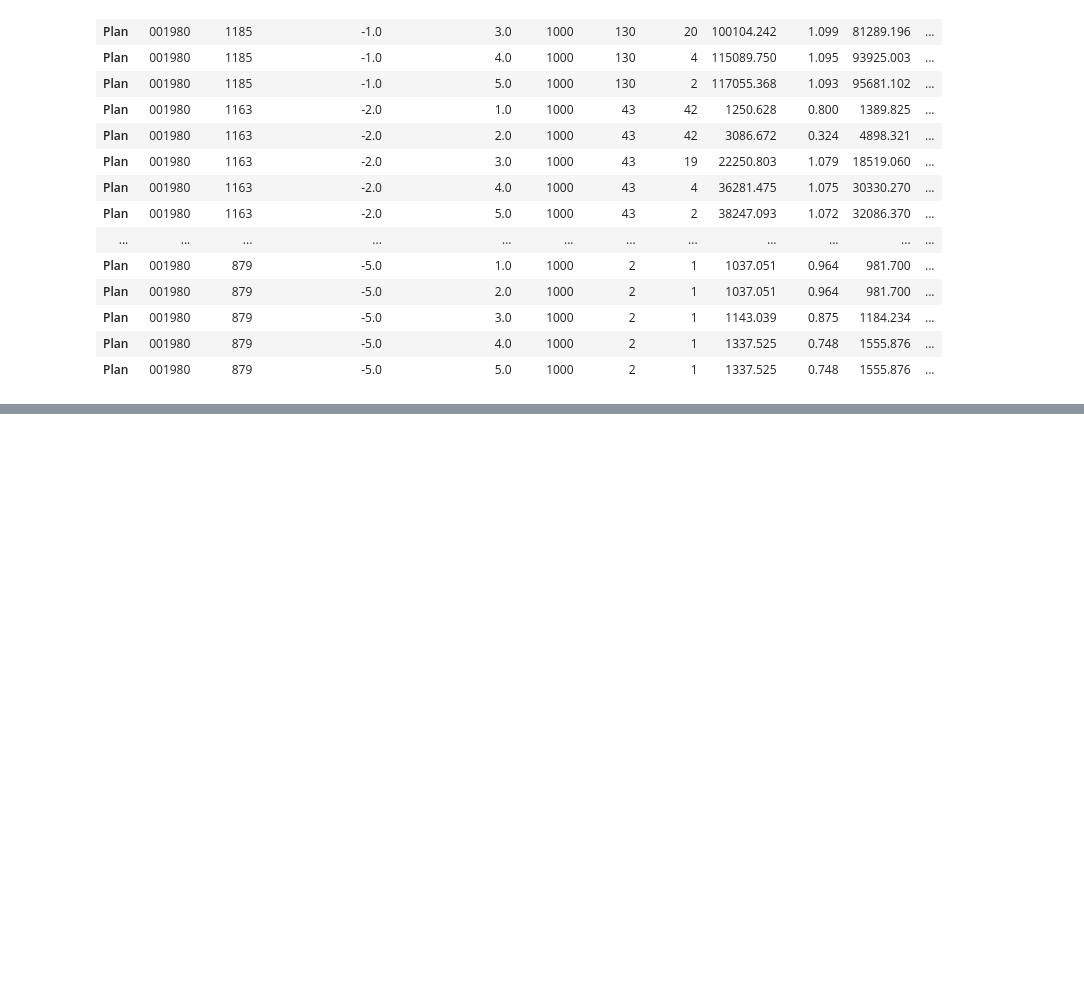
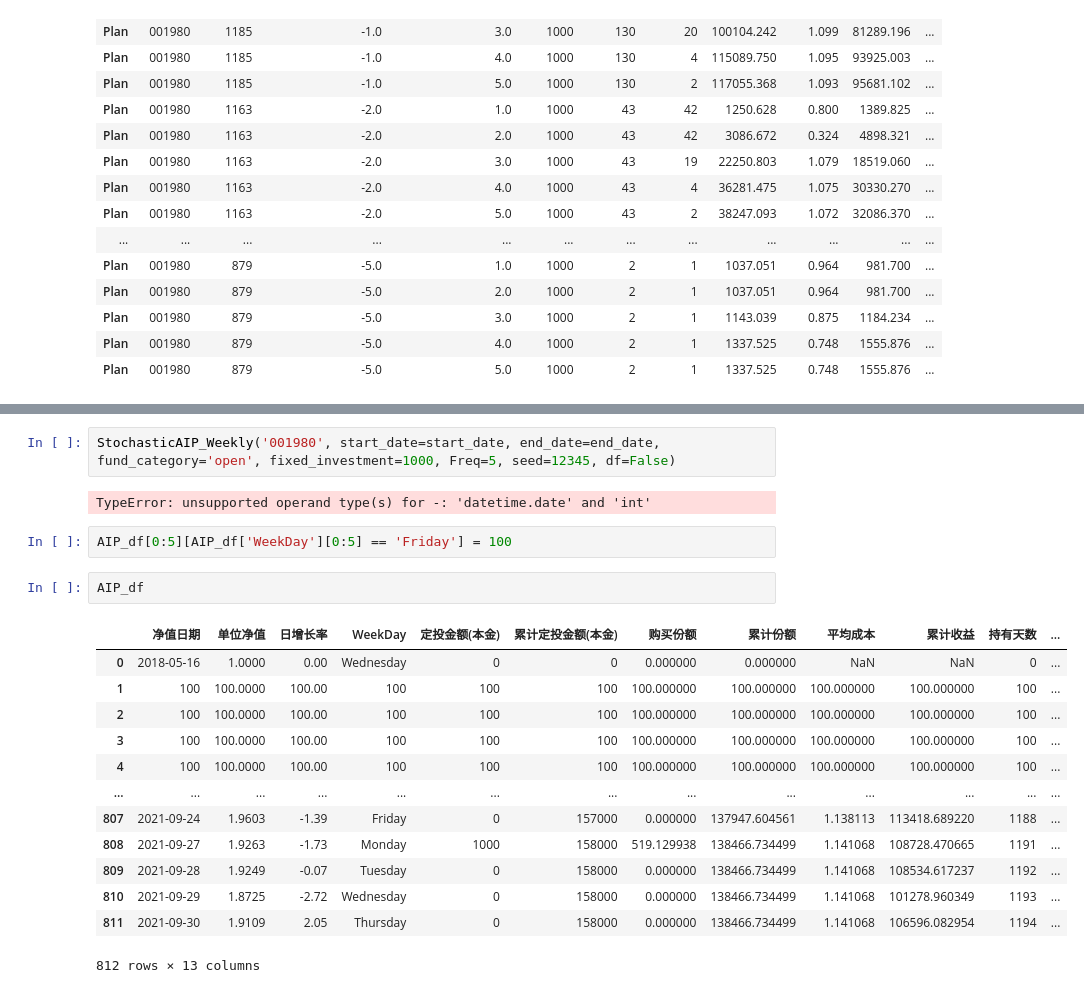
Before and after one commit to Seaaann/MyQuantReserch, a Jupyter notebook: Funds/定投回测.ipynb, the cells around one changed output, grey strips where cells are left out. Saved outputs shown, nothing was run; the diff lists cells and outputs as text; blank space fills up the shorter version.

```diff
--- a/Funds/定投回测.ipynb
+++ b/Funds/定投回测.ipynb
@@ -223,0 +297,22 @@ Max_AIP_Weekly_Plans('001980', start_date=start_date, end_date=end_date, fund_ca
+# %%
+StochasticAIP_Weekly('001980', start_date=start_date, end_date=end_date, fund_category='open', fixed_investment=1000, Freq=5, seed=12345, df=False)
+# %% [output]
+TypeError: unsupported operand type(s) for -: 'datetime.date' and 'int'
+# %%
+AIP_df[0:5][AIP_df['WeekDay'][0:5] == 'Friday'] = 100
+# %%
+AIP_df
+# %% [output]
+|  | 净值日期 | 单位净值 | 日增长率 | WeekDay | 定投金额(本金) | 累计定投金额(本金) | 购买份额 | 累计份额 | 平均成本 | 累计收益 | 持有天数 | ... |
+| 0 | 2018-05-16 | 1.0000 | 0.00 | Wednesday | 0 | 0 | 0.000000 | 0.000000 | NaN | NaN | 0 | ... |
+| 1 | 100 | 100.0000 | 100.00 | 100 | 100 | 100 | 100.000000 | 100.000000 | 100.000000 | 100.000000 | 100 | ... |
+| 2 | 100 | 100.0000 | 100.00 | 100 | 100 | 100 | 100.000000 | 100.000000 | 100.000000 | 100.000000 | 100 | ... |
+| 3 | 100 | 100.0000 | 100.00 | 100 | 100 | 100 | 100.000000 | 100.000000 | 100.000000 | 100.000000 | 100 | ... |
+| 4 | 100 | 100.0000 | 100.00 | 100 | 100 | 100 | 100.000000 | 100.000000 | 100.000000 | 100.000000 | 100 | ... |
+| ... | ... | ... | ... | ... | ... | ... | ... | ... | ... | ... | ... | ... |
+| 807 | 2021-09-24 | 1.9603 | -1.39 | Friday | 0 | 157000 | 0.000000 | 137947.604561 | 1.138113 | 113418.689220 | 1188 | ... |
+| 808 | 2021-09-27 | 1.9263 | -1.73 | Monday | 1000 | 158000 | 519.129938 | 138466.734499 | 1.141068 | 108728.470665 | 1191 | ... |
+| 809 | 2021-09-28 | 1.9249 | -0.07 | Tuesday | 0 | 158000 | 0.000000 | 138466.734499 | 1.141068 | 108534.617237 | 1192 | ... |
+| 810 | 2021-09-29 | 1.8725 | -2.72 | Wednesday | 0 | 158000 | 0.000000 | 138466.734499 | 1.141068 | 101278.960349 | 1193 | ... |
+| 811 | 2021-09-30 | 1.9109 | 2.05 | Thursday | 0 | 158000 | 0.000000 | 138466.734499 | 1.141068 | 106596.082954 | 1194 | ... |
+812 rows × 13 columns
```
Also changed, not shown: parts of 3 cells of this notebook, 1 other file.
